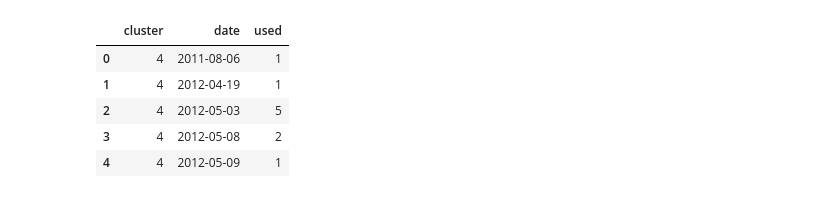
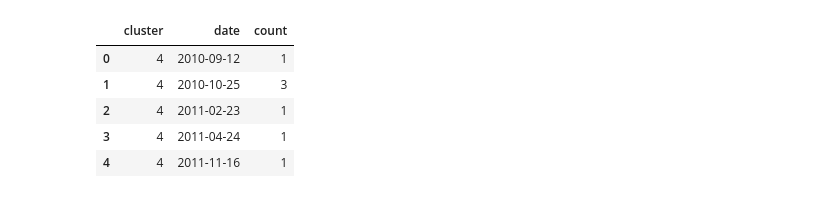
Before and after one commit to nathanquinteiro/ADA-Project, a Jupyter notebook: Clusters_analyze.ipynb, the cells around one changed output. Cells and saved outputs as stored; diff of their text form; code cells hidden in the pictures.

```diff
--- a/Clusters_analyze.ipynb
+++ b/Clusters_analyze.ipynb
@@ -94,0 +115,3 @@ top50 = swiss_clusters_grouped.head(50).copy()
+# %%
+top = swiss_clusters_grouped[swiss_clusters_grouped["count"] > 5000].copy()
+top
@@ -94,0 +139,10 @@ top50 = swiss_clusters_grouped.head(50).copy()
+# %%
+from geopy.geocoders import Nominatim
+geolocator = Nominatim()
+addresses = []
+for row in top.iterrows():
+    location = geolocator.reverse(str(row[1][3]) + "," + str(row[1][2]))
+    addresses.append(location.address.split(",")[2])
+# %%
+top["address"] = addresses
+top
@@ -159,6 +222,6 @@ to_json(top50,"data/json_test.json")
 # %%
-top50clusters = top50.cluster.tolist()
-top50data = data[data.cluster.isin(top50clusters)]
-top50data.date = top50data.date.apply(lambda date: date.split(" ")[0])
-top50data = top50data.sort_values("date")
-top50data.head()
+topclusters = top.cluster.tolist()
+topdata = data[data.cluster.isin(topclusters)]
+topdata.date = topdata.date.apply(lambda date: date.split(" ")[0])
+topdata = topdata.sort_values("date")
+topdata.head()
@@ -178,13 +228,14 @@ See the caveats in the documentation: http://pandas.pydata.org/pandas-docs/stabl
 # %%
-clusters_date_grouped = pd.DataFrame(top50data.groupby(["cluster", "date"])["used"].count().copy()).reset_index()
+clusters_date_grouped = pd.DataFrame(topdata.groupby(["cluster", "date"])["longitude"].count().copy()).reset_index()
+clusters_date_grouped.columns = ["cluster", "date", "count"]
 clusters_date_grouped.head()
 # %% [output]
-|  | cluster | date | used |
-| 0 | 4 | 2011-08-06 | 1 |
-| 1 | 4 | 2012-04-19 | 1 |
-| 2 | 4 | 2012-05-03 | 5 |
-| 3 | 4 | 2012-05-08 | 2 |
-| 4 | 4 | 2012-05-09 | 1 |
+|  | cluster | date | count |
+| 0 | 4 | 2010-09-12 | 1 |
+| 1 | 4 | 2010-10-25 | 3 |
+| 2 | 4 | 2011-02-23 | 1 |
+| 3 | 4 | 2011-04-24 | 1 |
+| 4 | 4 | 2011-11-16 | 1 |
 # %%
 def tweets_date_to_js(dataframe, path):
     with open(path,"w") as output:
```
Also changed, not shown: parts of 29 cells of this notebook, 7 other files.
